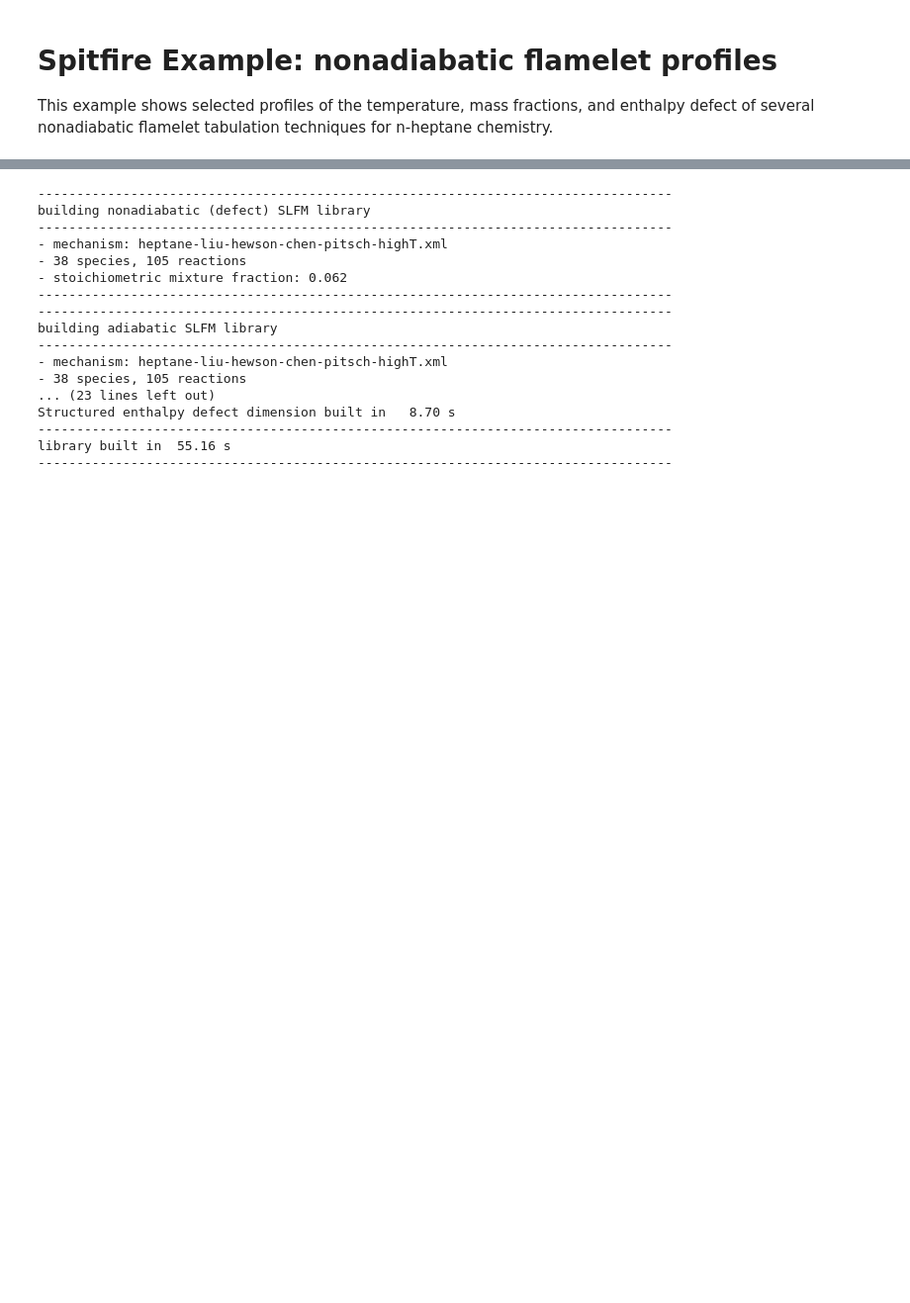
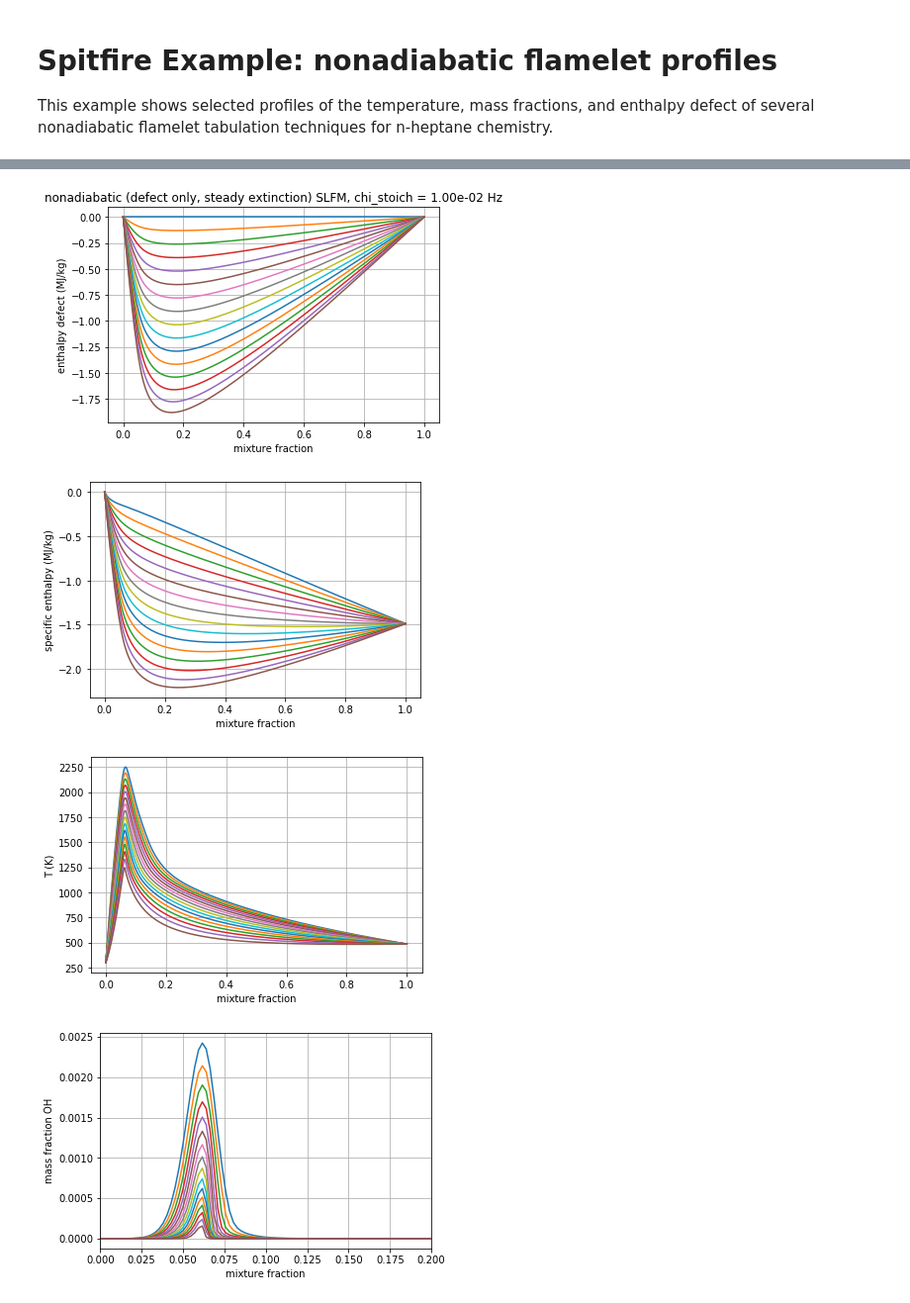
Before and after one commit to sandialabs/Spitfire, a Jupyter notebook: spitfire_demo/flamelet/example_nonadiabatic_flamelets.ipynb, the cells around one changed output, grey strips where cells are left out. Shown: that part at 99% size. Drawn from its saved outputs; the diff is of its cells as text; code cells hidden in the pictures; blank space fills up the shorter version.

```diff
--- a/spitfire_demo/flamelet/example_nonadiabatic_flamelets.ipynb
+++ b/spitfire_demo/flamelet/example_nonadiabatic_flamelets.ipynb
@@ -25,6 +24,14 @@ l1 = build_nonadiabatic_defect_eq_library(flamelet_specs, verbose=False)
 # %%
 for ig in range(l1.enthalpy_defect_stoich_npts):
     plt.plot(l1.mixture_fraction_values, l1['enthalpy_defect'][:, ig] * 1.e-6)
+plt.grid()
+plt.title('nonadiabatic (defect only) equilibrium')
+plt.ylabel('enthalpy defect (MJ/kg)')
+plt.xlabel('mixture fraction')
+plt.show()
+
+for ig in range(l1.enthalpy_defect_stoich_npts):
+    plt.plot(l1.mixture_fraction_values, l1['enthalpy'][:, ig] * 1.e-6)
 plt.grid()
 plt.title('nonadiabatic (defect only) equilibrium')
 plt.ylabel('specific enthalpy MJ/kg')
@@ -70,2 +70,4 @@ plt.show()
 # %%
-l3 = build_nonadiabatic_defect_transient_slfm_library(flamelet_specs, verbose=True, diss_rate_values=np.array([1e-2, 1e-1, 1e0, 1e1, 1e2]))
+l3 = build_nonadiabatic_defect_transient_slfm_library(flamelet_specs,
+                                                      verbose=True,
+                                                      diss_rate_values=np.array([1e-2, 1e-1, 1e0, 1e1, 1e2]))
@@ -89,0 +74,6 @@ library built in  53.96 s
+# %%
+l4 = build_nonadiabatic_defect_steady_slfm_library(flamelet_specs,
+                                                   verbose=True,
+                                                   diss_rate_values=np.array([1e-2, 1e-1, 1e0, 1e1, 1e2]),
+                                                   solver_verbose=False,
+                                                   h_stoich_spacing=1.e-3)
@@ -144,25 +144,35 @@ plt.show()
-# %%
-from spitfire import KennedyCarpenterS8P5Q4, KvaernoS4P3Q2
-
-l3 = build_nonadiabatic_defect_transient_slfm_library(flamelet_specs,
-                                                      verbose=True,
-                                                      diss_rate_values=np.array([1e-2, 1e-1, 1e0, 1e1, 1e2]),
-                                                      integration_args=dict(stepper_type=KennedyCarpenterS8P5Q4))
-# %% [output]
-----------------------------------------------------------------------------------
-building nonadiabatic (defect) SLFM library
-----------------------------------------------------------------------------------
-- mechanism: heptane-liu-hewson-chen-pitsch-highT.xml
-- 38 species, 105 reactions
-- stoichiometric mixture fraction: 0.062
-----------------------------------------------------------------------------------
-----------------------------------------------------------------------------------
-building adiabatic SLFM library
-----------------------------------------------------------------------------------
-- mechanism: heptane-liu-hewson-chen-pitsch-highT.xml
-- 38 species, 105 reactions
-... (23 lines left out)
-Structured enthalpy defect dimension built in   8.70 s
-----------------------------------------------------------------------------------
-library built in  55.16 s
-----------------------------------------------------------------------------------
+# %%
+for ig in range(0, l4.enthalpy_defect_stoich_npts, 2):
+    plt.plot(l4.mixture_fraction_values, l4['enthalpy_defect'][:, 0, ig] * 1.e-6)
+plt.grid()
+plt.title(f'nonadiabatic (defect only, steady extinction) SLFM, chi_stoich = {l4.dissipation_rate_stoich_values[0]:.2e} Hz')
+plt.ylabel('enthalpy defect (MJ/kg)')
+plt.xlabel('mixture fraction')
+plt.show()
+
+for ig in range(0, l4.enthalpy_defect_stoich_npts, 2):
+    plt.plot(l4.mixture_fraction_values, l4['enthalpy'][:, 0, ig] * 1.e-6)
+plt.grid()
+plt.ylabel('specific enthalpy (MJ/kg)')
+plt.xlabel('mixture fraction')
+plt.show()
+
+for ig in range(0, l4.enthalpy_defect_stoich_npts, 2):
+    plt.plot(l4.mixture_fraction_values, l4['temperature'][:, 0, ig])
+plt.grid()
+plt.ylabel('T (K)')
+plt.xlabel('mixture fraction')
+plt.show()
+
+for ig in range(0, l4.enthalpy_defect_stoich_npts, 2):
+    plt.plot(l4.mixture_fraction_values, l4['mass fraction OH'][:, 0, ig])
+plt.grid()
+plt.ylabel('mass fraction OH')
+plt.xlabel('mixture fraction')
+plt.xlim([0, 0.2])
+plt.show()
+# %% [output]
+[figure, added]
+[figure, added]
+[figure, added]
+[figure, added]
```
Also changed, not shown: parts of 10 cells of this notebook, 8 other files.
